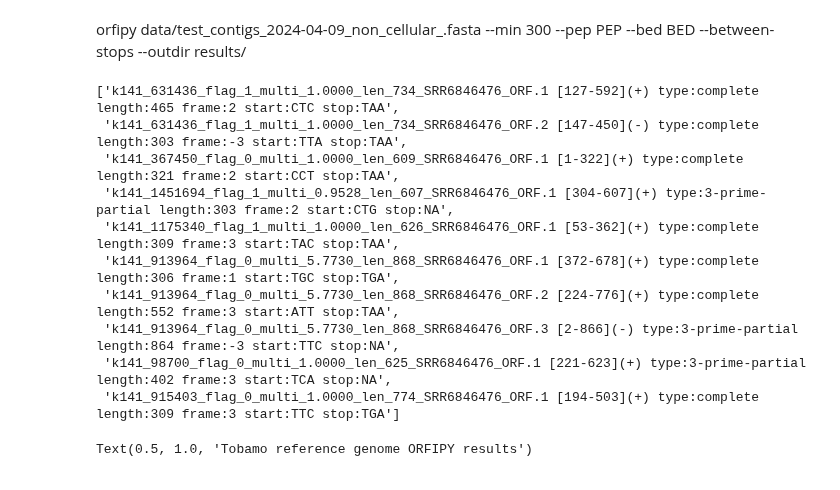
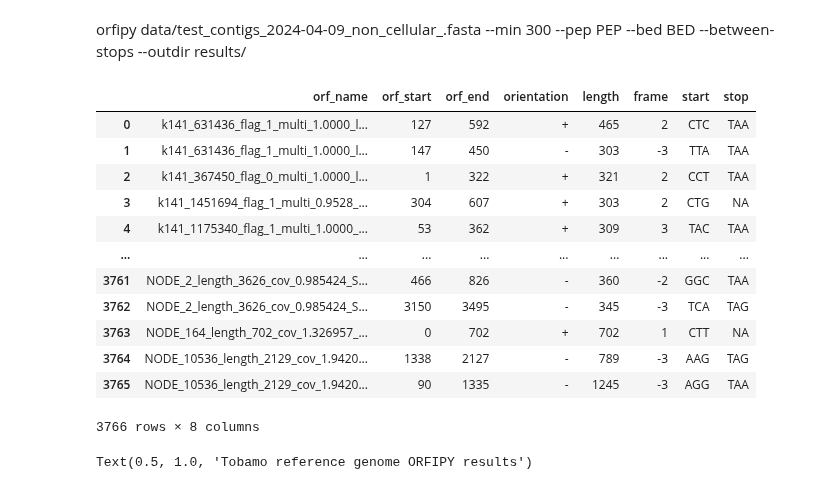
Before and after one commit to nezapajek/project-tobamo, a Jupyter notebook: analysis/fragmented_orf/orfipy_results_analysis.ipynb, the cells around one changed output. Cells and saved outputs as stored; diff of their text form; code cells hidden in the pictures.

```diff
--- a/analysis/fragmented_orf/orfipy_results_analysis.ipynb
+++ b/analysis/fragmented_orf/orfipy_results_analysis.ipynb
@@ -11,19 +11,6 @@ orfipy = '/home/tobamo/analize/project-tobamo/analysis/fragmented_orf/results/PE
 # %%
 with open(orfipy, "r") as file:
     data = [record.description for record in SeqIO.parse(file, "fasta")]
-# %%
-data[:10]
-# %% [output]
-['k141_631436_flag_1_multi_1.0000_len_734_SRR6846476_ORF.1 [127-592](+) type:complete length:465 frame:2 start:CTC stop:TAA',
- 'k141_631436_flag_1_multi_1.0000_len_734_SRR6846476_ORF.2 [147-450](-) type:complete length:303 frame:-3 start:TTA stop:TAA',
- 'k141_367450_flag_0_multi_1.0000_len_609_SRR6846476_ORF.1 [1-322](+) type:complete length:321 frame:2 start:CCT stop:TAA',
- 'k141_1451694_flag_1_multi_0.9528_len_607_SRR6846476_ORF.1 [304-607](+) type:3-prime-partial length:303 frame:2 start:CTG stop:NA',
- 'k141_1175340_flag_1_multi_1.0000_len_626_SRR6846476_ORF.1 [53-362](+) type:complete length:309 frame:3 start:TAC stop:TAA',
- 'k141_913964_flag_0_multi_5.7730_len_868_SRR6846476_ORF.1 [372-678](+) type:complete length:306 frame:1 start:TGC stop:TGA',
- 'k141_913964_flag_0_multi_5.7730_len_868_SRR6846476_ORF.2 [224-776](+) type:complete length:552 frame:3 start:ATT stop:TAA',
- 'k141_913964_flag_0_multi_5.7730_len_868_SRR6846476_ORF.3 [2-866](-) type:3-prime-partial length:864 frame:-3 start:TTC stop:NA',
- 'k141_98700_flag_0_multi_1.0000_len_625_SRR6846476_ORF.1 [221-623](+) type:3-prime-partial length:402 frame:3 start:TCA stop:NA',
- 'k141_915403_flag_0_multi_1.0000_len_774_SRR6846476_ORF.1 [194-503](+) type:complete length:309 frame:3 start:TTC stop:TGA']
 # %%
 df = pd.DataFrame({
     'orf_name': [item.split()[0] for item in data],
@@ -35,6 +22,22 @@ df = pd.DataFrame({
     'start' : [re.search(r'start:(\w+)', item).group(1) for item in data],
     'stop' : [re.search(r'stop:(\w+)', item).group(1) for item in data],
 })
+# %%
+df
+# %% [output]
+|  | orf_name | orf_start | orf_end | orientation | length | frame | start | stop |
+| 0 | k141_631436_flag_1_multi_1.0000_l... | 127 | 592 | + | 465 | 2 | CTC | TAA |
+| 1 | k141_631436_flag_1_multi_1.0000_l... | 147 | 450 | - | 303 | -3 | TTA | TAA |
+| 2 | k141_367450_flag_0_multi_1.0000_l... | 1 | 322 | + | 321 | 2 | CCT | TAA |
+| 3 | k141_1451694_flag_1_multi_0.9528_... | 304 | 607 | + | 303 | 2 | CTG | NA |
+| 4 | k141_1175340_flag_1_multi_1.0000_... | 53 | 362 | + | 309 | 3 | TAC | TAA |
+| ... | ... | ... | ... | ... | ... | ... | ... | ... |
+| 3761 | NODE_2_length_3626_cov_0.985424_S... | 466 | 826 | - | 360 | -2 | GGC | TAA |
+| 3762 | NODE_2_length_3626_cov_0.985424_S... | 3150 | 3495 | - | 345 | -3 | TCA | TAG |
+| 3763 | NODE_164_length_702_cov_1.326957_... | 0 | 702 | + | 702 | 1 | CTT | NA |
+| 3764 | NODE_10536_length_2129_cov_1.9420... | 1338 | 2127 | - | 789 | -3 | AAG | TAG |
+| 3765 | NODE_10536_length_2129_cov_1.9420... | 90 | 1335 | - | 1245 | -3 | AGG | TAA |
+3766 rows × 8 columns
 # %%
 fig, ax = plt.subplots(figsize=(7,3))
 fig = sns.kdeplot(df.length, fill=True, color='orange')
```
Also changed, not shown: parts of 1 cell of this notebook, 5 other files.
